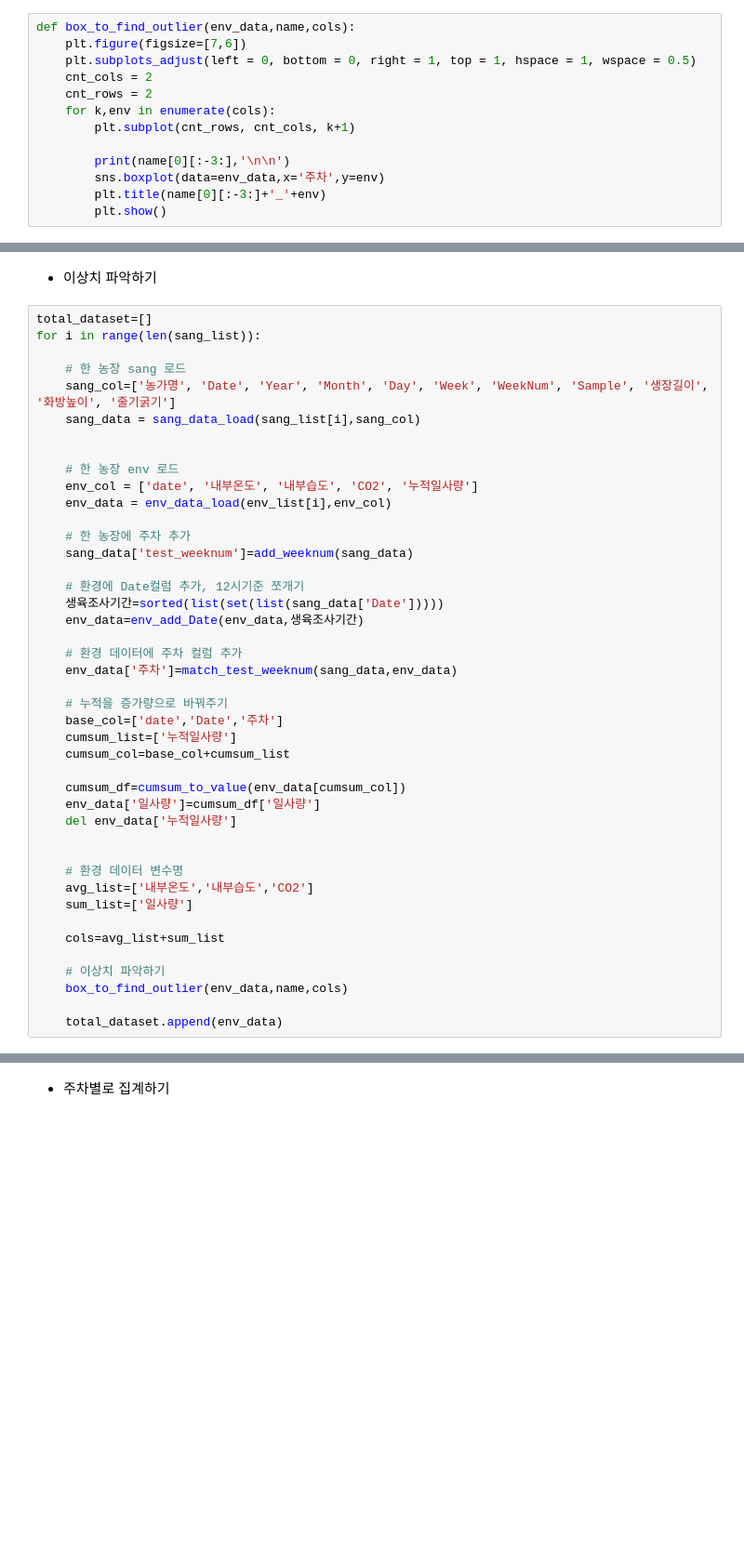
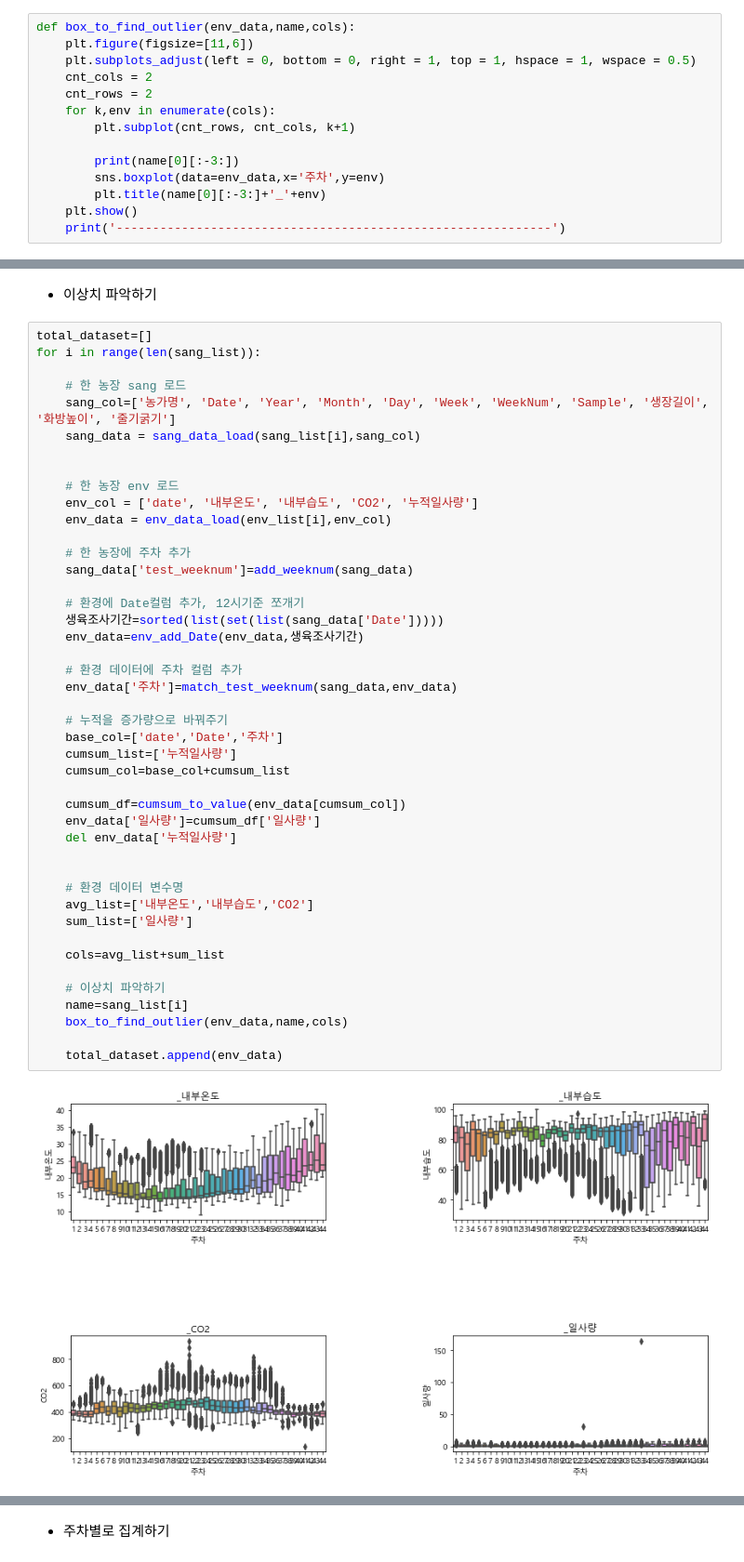
Before and after one commit to meucham11/nong_intern, a Jupyter notebook: 03_지연변수와 회귀.ipynb, the cells around one changed output, grey strips where cells are left out. Shown at 93% size. Drawn from its saved outputs; the diff is of its cells as text; blank space fills up the shorter version.

```diff
--- a/03_지연변수와 회귀.ipynb
+++ b/03_지연변수와 회귀.ipynb
@@ -182,17 +182,18 @@ def my_pivot(env_data,base_col,avg_col_list,sum_col_list):
     return avg_pivot,sum_pivot
 # %%
 def box_to_find_outlier(env_data,name,cols):
-    plt.figure(figsize=[7,6])
+    plt.figure(figsize=[11,6])
     plt.subplots_adjust(left = 0, bottom = 0, right = 1, top = 1, hspace = 1, wspace = 0.5)
     cnt_cols = 2
     cnt_rows = 2
     for k,env in enumerate(cols):
         plt.subplot(cnt_rows, cnt_cols, k+1)
 
-        print(name[0][:-3:],'\n\n')
+        print(name[0][:-3:])
         sns.boxplot(data=env_data,x='주차',y=env)
         plt.title(name[0][:-3:]+'_'+env)
-        plt.show()
+    plt.show()
+    print('------------------------------------------------------------')
 # %% [markdown]
 ----
 # 1. 환경 요인 데이터셋 구성하기
@@ -216,30 +217,33 @@ for i in range(len(sang_list)):
     # 한 농장에 주차 추가
     sang_data['test_weeknum']=add_weeknum(sang_data)
 
     # 환경에 Date컬럼 추가, 12시기준 쪼개기
     생육조사기간=sorted(list(set(list(sang_data['Date']))))
     env_data=env_add_Date(env_data,생육조사기간)
 
     # 환경 데이터에 주차 컬럼 추가
     env_data['주차']=match_test_weeknum(sang_data,env_data)
 
     # 누적을 증가량으로 바꿔주기
     base_col=['date','Date','주차']
     cumsum_list=['누적일사량']
     cumsum_col=base_col+cumsum_list
 
     cumsum_df=cumsum_to_value(env_data[cumsum_col])
     env_data['일사량']=cumsum_df['일사량']
     del env_data['누적일사량']
 
 
     # 환경 데이터 변수명
     avg_list=['내부온도','내부습도','CO2']
     sum_list=['일사량']
 
     cols=avg_list+sum_list
 
     # 이상치 파악하기
+    name=sang_list[i]
     box_to_find_outlier(env_data,name,cols)
 
     total_dataset.append(env_data)
+# %% [output]
+[figure, added]
```
Also changed, not shown: parts of 1 cell of this notebook.
